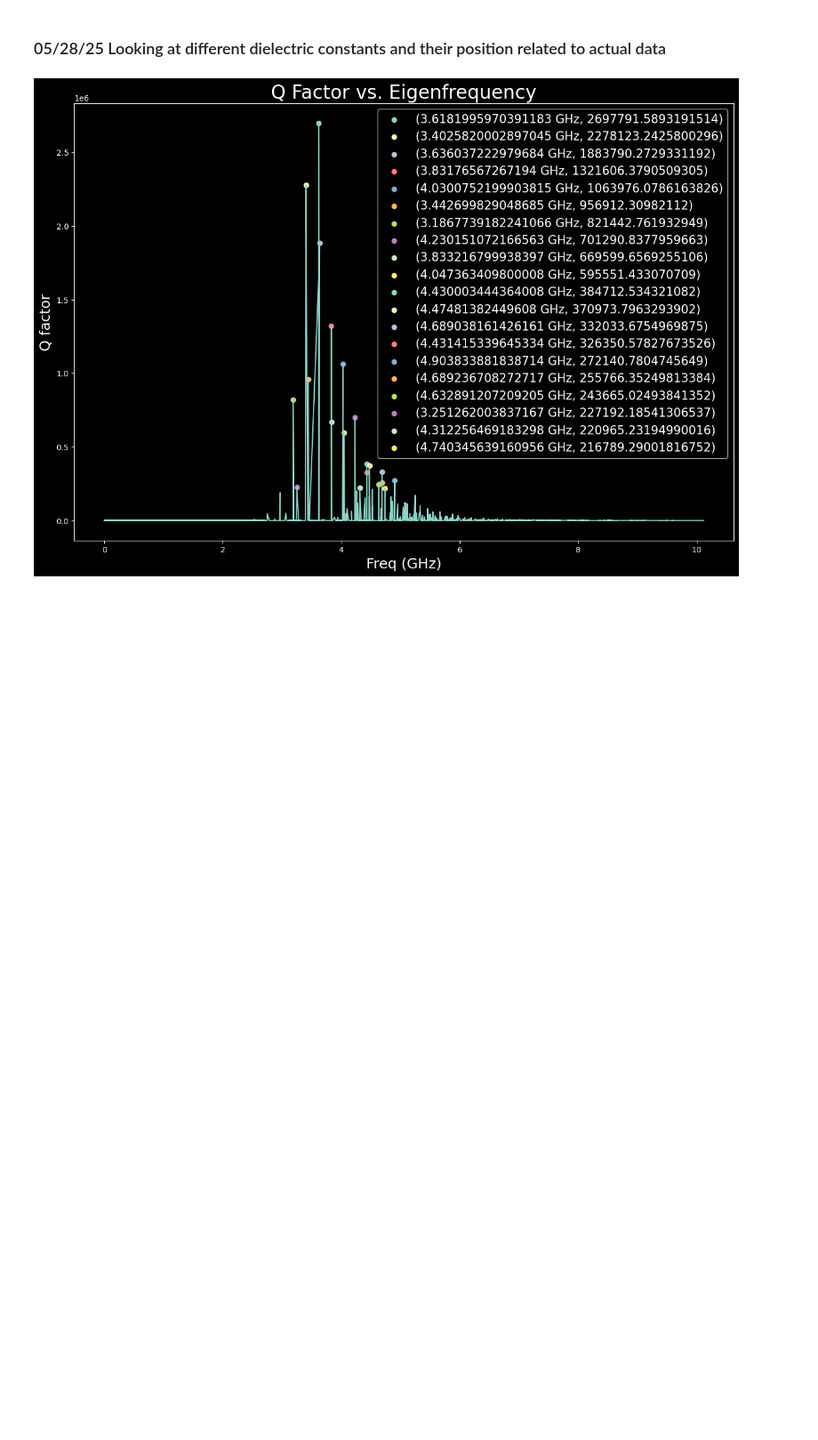
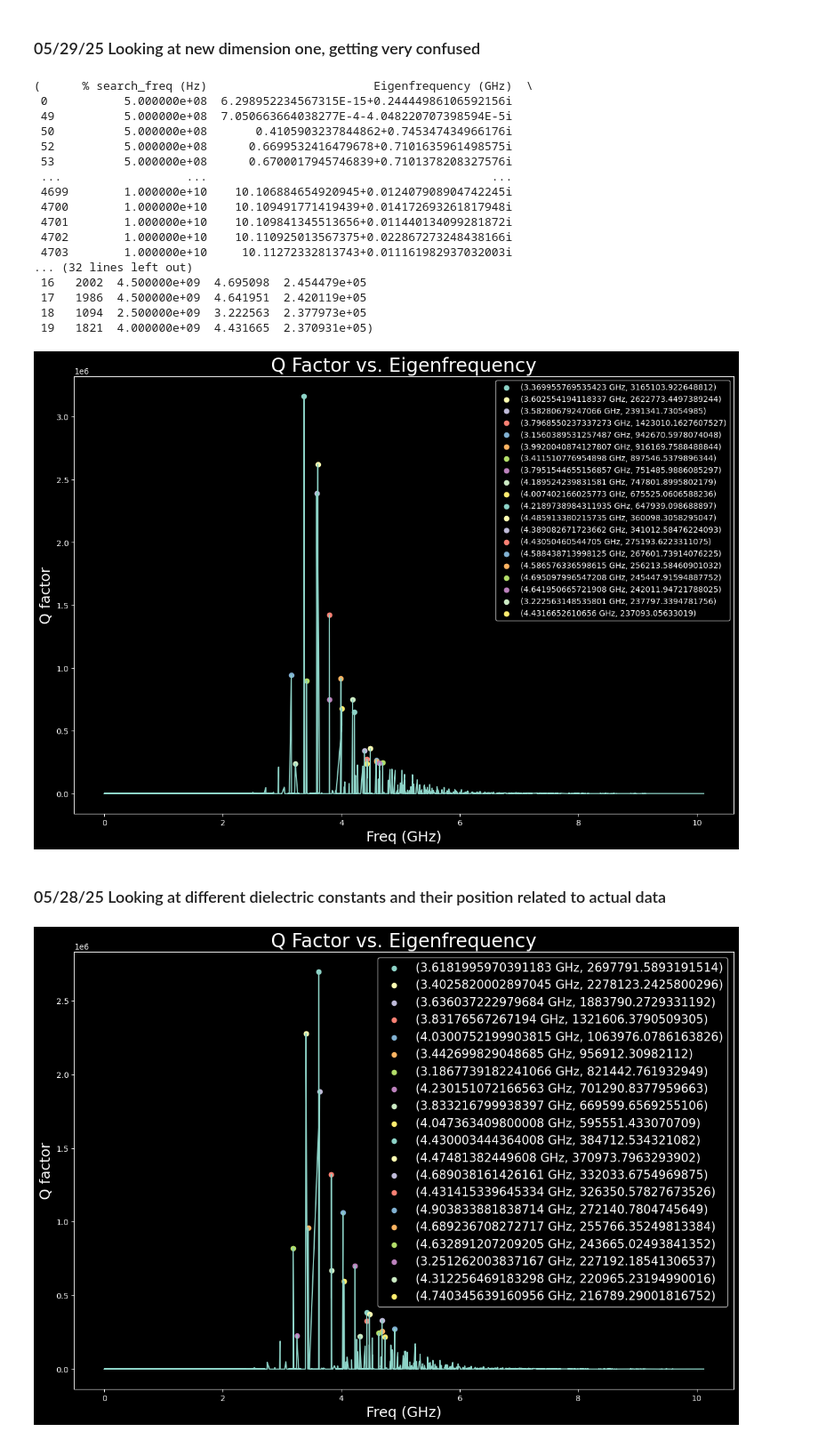
Before and after one commit to leay01/whispering_gallery_MAIN, a Jupyter notebook: whispering_gallery/data_first_look/Quality_factor_2.ipynb, the cells around one changed output. Shown at 89% size. Drawn from its saved outputs; the diff is of its cells as text; code cells hidden in the pictures; blank space fills up the shorter version.

```diff
--- a/whispering_gallery/data_first_look/Quality_factor_2.ipynb
+++ b/whispering_gallery/data_first_look/Quality_factor_2.ipynb
@@ -12,6 +12,59 @@ plt.style.use('dark_background')
 plt.rcParams['legend.fontsize'] = 10
 
 import VNA_data_read_local as vdr
+# %% [markdown]
+### 05/29/25 Looking at new dimension one, getting very confused
+# %%
+
+Q1to10_CT9p8_newdim = pd.read_csv('/Users/leayamashiro/whispering_gallery_MAIN/wgm_code/Q_fac_data/Qfac_eigensweep_500MHz_to_10GHz_CT9.8_newDim.csv', skiprows=4)
+# %%
+def find_plot_Q_peaks(Q_freq_data):
+    # clean up work for TE doubles in Q1to5
+    Q_freq_data['Freq rounded'] = Q_freq_data['Frequency (GHz)'].round(5)
+    # Step 3: Drop duplicates, keeping the first occurrence
+    Qfac_all = Q_freq_data.drop_duplicates(subset='Freq rounded', keep='first')
+    Q_peaks, _ = spg.find_peaks(Qfac_all['Quality factor (1)'])
+    Q_peak_freqs = Qfac_all['Frequency (GHz)'].iloc[Q_peaks]
+    Q_peak_Qs = Qfac_all['Quality factor (1)'].iloc[Q_peaks]
+    Q_cfs = Qfac_all['% search_freq (Hz)'].iloc[Q_peaks]
+    peak_dict = {'cf': Q_cfs, 'freqs': Q_peak_freqs, 'Q': Q_peak_Qs}
+    peaks = pd.DataFrame(peak_dict).sort_values('Q', ascending=False).reset_index(inplace=False)
+    top_peaks = peaks.iloc[0:20]
+
+    plt.figure(figsize = (15,10))
+    # plot with peaks labeled
+    plt.plot(Qfac_all['Frequency (GHz)'], Qfac_all['Quality factor (1)'])
+    plt.xlabel('Freq (GHz)')
+    plt.ylabel('Q factor')
+    plt.title('Q Factor vs. Eigenfrequency')
+
+    for i in range(len(top_peaks)):
+        plt.scatter(top_peaks['freqs'].loc[i], top_peaks['Q'].loc[i],
+                    label = f'({top_peaks["freqs"][i]} GHz, {top_peaks["Q"][i]})')
+    plt.legend()
+
+    return Qfac_all, top_peaks
+# %%
+find_plot_Q_peaks(Q1to10_CT9p8_newdim)
+# %% [output]
+(      % search_freq (Hz)                        Eigenfrequency (GHz)  \
+ 0           5.000000e+08  6.298952234567315E-15+0.24444986106592156i
+ 49          5.000000e+08  7.050663664038277E-4-4.048220707398594E-5i
+ 50          5.000000e+08       0.4105903237844862+0.745347434966176i
+ 52          5.000000e+08      0.6699532416479678+0.7101635961498575i
+ 53          5.000000e+08      0.6700017945746839+0.7101378208327576i
+ ...                  ...                                         ...
+ 4699        1.000000e+10    10.106884654920945+0.012407908904742245i
+ 4700        1.000000e+10    10.109491771419439+0.014172693261817948i
+ 4701        1.000000e+10    10.109841345513656+0.011440134099281872i
+ 4702        1.000000e+10    10.110925013567375+0.022867273248438166i
+ 4703        1.000000e+10     10.11272332813743+0.011161982937032003i
+... (32 lines left out)
+ 16   2002  4.500000e+09  4.695098  2.454479e+05
+ 17   1986  4.500000e+09  4.641951  2.420119e+05
+ 18   1094  2.500000e+09  3.222563  2.377973e+05
+ 19   1821  4.000000e+09  4.431665  2.370931e+05)
+[figure, added]
 # %% [markdown]
 ### 05/28/25 Looking at different dielectric constants and their position related to actual data
 # %%
```
Also changed, not shown: parts of 3 cells of this notebook, 1 other file.
